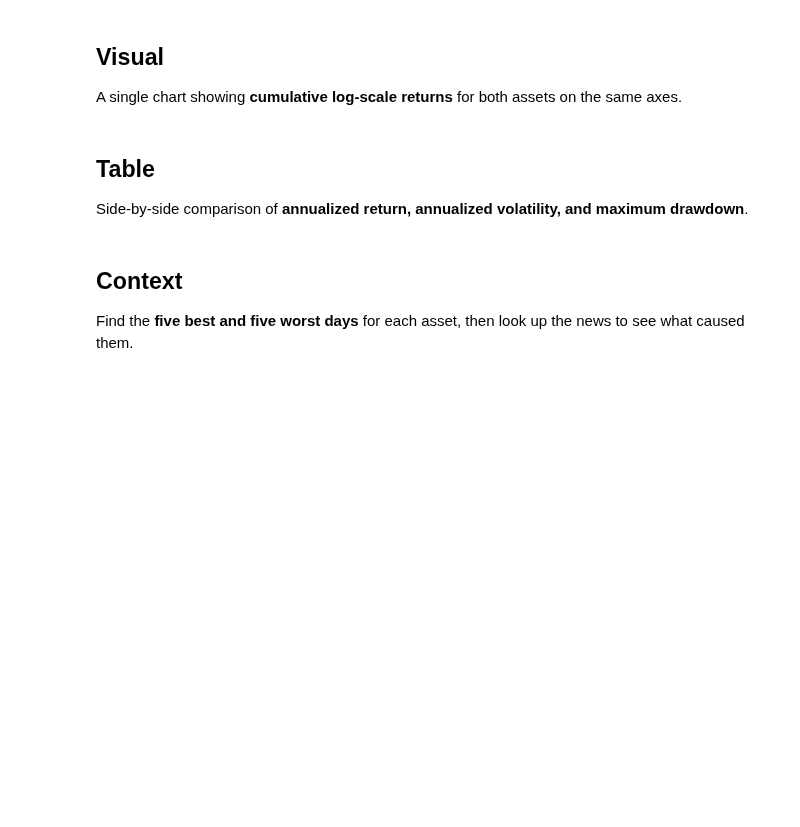
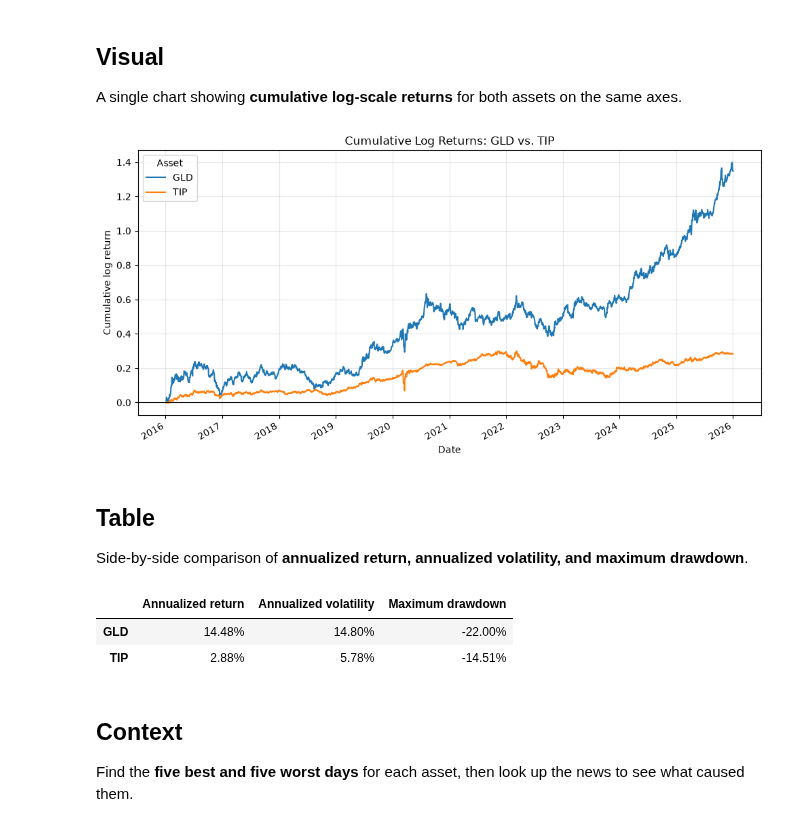
Before and after one commit to nibblettnolia/Quant-Education, a Jupyter notebook: notebooks/week1_returns_and_risk.ipynb, the cells around one changed output. Drawn from its saved outputs; the diff is of its cells as text; code cells hidden in the pictures; blank space fills up the shorter version.

Commit message:
Week 1: returns and risk
Co-authored-by: Copilot <223556219+Copilot@users.noreply.github.com>

```diff
--- a/notebooks/week1_returns_and_risk.ipynb
+++ b/notebooks/week1_returns_and_risk.ipynb
@@ -3,3 +3,24 @@
 Pull ten years of daily data for both assets and compute daily returns from the **Adjusted Close** price.
 # %%
 # Load your data from ../data/ (see the setup notebook)
+from pathlib import Path
+import pandas as pd
+
+data_dir = Path("../data")
+
+# Use a fixed 10-year window so results stay consistent when you rerun the notebook.
+start_date = "2016-01-01"
+end_date = "2025-12-31"
+
+prices = {}
+
+for ticker in ["GLD", "TIP"]:
+    df = pd.read_csv(data_dir / f"{ticker}.csv", parse_dates=["Date"])
+    df = df.set_index("Date").sort_index()
+    prices[ticker] = df.loc[start_date:end_date, "Adj Close"]
+
+# Keep dates available for both assets, then calculate each day's price change.
+adjusted_close = pd.concat(prices, axis=1).dropna()
+daily_returns = adjusted_close.pct_change().dropna()
+
+daily_returns.head()
@@ -6,9 +35,56 @@ Pull ten years of daily data for both assets and compute daily returns from the
 # %% [markdown]
 ## Visual
 A single chart showing **cumulative log-scale returns** for both assets on the same axes.
+# %%
+import numpy as np
+import matplotlib.pyplot as plt
+
+# Add up daily log returns to get cumulative log returns
+cumulative_log_returns = np.log1p(daily_returns).cumsum()
+
+ax = cumulative_log_returns.plot(figsize=(10, 5))
+ax.set_title("Cumulative Log Returns: GLD vs. TIP")
+ax.set_xlabel("Date")
+ax.set_ylabel("Cumulative log return")
+ax.axhline(0, color="black", linewidth=0.8)
+ax.grid(True, alpha=0.3)
+ax.legend(title="Asset")
+
+plt.tight_layout()
+plt.show()
+# %% [output]
+[figure, added]
 # %% [markdown]
 ## Table
 Side-by-side comparison of **annualized return, annualized volatility, and maximum drawdown**.
+# %%
+trading_days_per_year = 252
+
+# Growth of $1 invested, based on daily returns
+growth = (1 + daily_returns).cumprod()
+
+annualized_return = growth.iloc[-1] ** (
+    trading_days_per_year / len(daily_returns)
+) - 1
+
+annualized_volatility = (
+    daily_returns.std() * trading_days_per_year**0.5
+)
+
+drawdown = growth / growth.cummax() - 1
+maximum_drawdown = drawdown.min()
+
+summary = pd.DataFrame({
+    "Annualized return": annualized_return,
+    "Annualized volatility": annualized_volatility,
+    "Maximum drawdown": maximum_drawdown,
+})
+
+summary.apply(lambda column: column.map(lambda value: f"{value:.2%}"))
+# %% [output]
+|  | Annualized return | Annualized volatility | Maximum drawdown |
+| GLD | 14.48% | 14.80% | -22.00% |
+| TIP | 2.88% | 5.78% | -14.51% |
 # %% [markdown]
 ## Context
 Find the **five best and five worst days** for each asset, then look up the news to see what caused them.
```
Also changed, not shown: parts of 6 cells of this notebook.
